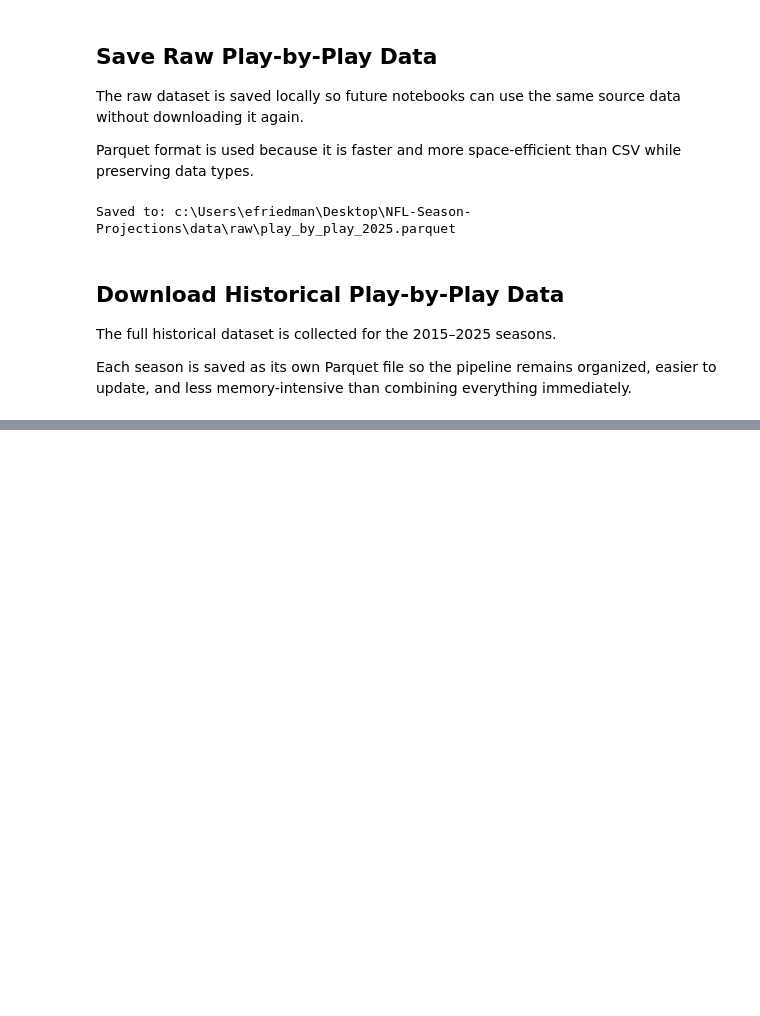
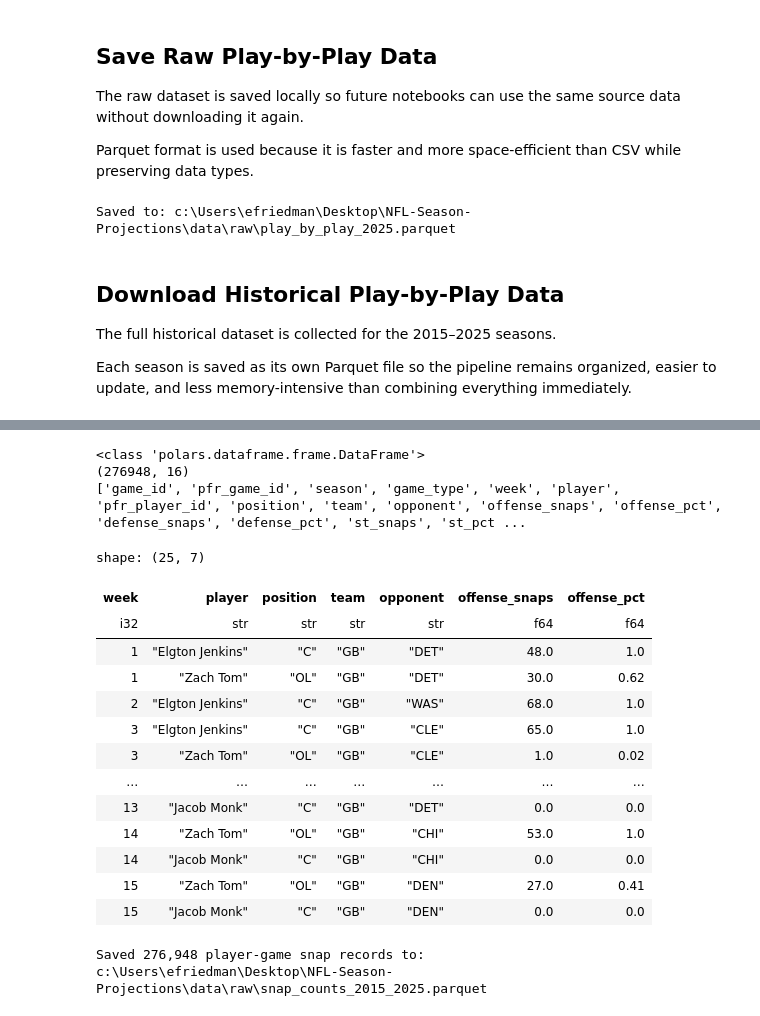
Before and after one commit to ethanfr10/NFL-Season-Projections, a Jupyter notebook: notebooks/01_Data_Collection.ipynb, the cells around one changed output, grey strips where cells are left out. Drawn from its saved outputs; the diff is of its cells as text; code cells hidden in the pictures; blank space fills up the shorter version.

```diff
--- a/notebooks/01_Data_Collection.ipynb
+++ b/notebooks/01_Data_Collection.ipynb
@@ -225,0 +395,10 @@ for season in SEASONS:
+# %%
+PARTICIPATION_SEASONS = list(range(2016, 2026))
+
+participation = nfl.load_participation(
+    seasons=PARTICIPATION_SEASONS
+)
+
+print(type(participation))
+print(participation.shape)
+print(participation.columns[:35])
@@ -225,0 +456,52 @@ for season in SEASONS:
+# %%
+snap_counts = nfl.load_snap_counts(seasons=SEASONS)
+
+print(type(snap_counts))
+print(snap_counts.shape)
+print(snap_counts.columns[:35])
+# %% [output]
+<class 'polars.dataframe.frame.DataFrame'>
+(276948, 16)
+['game_id', 'pfr_game_id', 'season', 'game_type', 'week', 'player', 'pfr_player_id', 'position', 'team', 'opponent', 'offense_snaps', 'offense_pct', 'defense_snaps', 'defense_pct', 'st_snaps', 'st_pct ...
+# %%
+snap_counts.filter(
+    (pl.col("season") == 2025) &
+    (pl.col("team") == "GB") &
+    (pl.col("position").is_in(["LT", "LG", "C", "RG", "RT", "OL"]))
+).select([
+    "week",
+    "player",
+    "position",
+    "team",
+    "opponent",
+    "offense_snaps",
+    "offense_pct"
+]).sort([
+    "week",
+    "offense_snaps"
+], descending=[False, True]).head(25)
+# %% [output]
+shape: (25, 7)
+| week | player | position | team | opponent | offense_snaps | offense_pct |
+| i32 | str | str | str | str | f64 | f64 |
+| 1 | "Elgton Jenkins" | "C" | "GB" | "DET" | 48.0 | 1.0 |
+| 1 | "Zach Tom" | "OL" | "GB" | "DET" | 30.0 | 0.62 |
+| 2 | "Elgton Jenkins" | "C" | "GB" | "WAS" | 68.0 | 1.0 |
+| 3 | "Elgton Jenkins" | "C" | "GB" | "CLE" | 65.0 | 1.0 |
+| 3 | "Zach Tom" | "OL" | "GB" | "CLE" | 1.0 | 0.02 |
+| … | … | … | … | … | … | … |
+| 13 | "Jacob Monk" | "C" | "GB" | "DET" | 0.0 | 0.0 |
+| 14 | "Zach Tom" | "OL" | "GB" | "CHI" | 53.0 | 1.0 |
+| 14 | "Jacob Monk" | "C" | "GB" | "CHI" | 0.0 | 0.0 |
+| 15 | "Zach Tom" | "OL" | "GB" | "DEN" | 27.0 | 0.41 |
+| 15 | "Jacob Monk" | "C" | "GB" | "DEN" | 0.0 | 0.0 |
+# %%
+snap_counts_output_path = RAW_DIR / "snap_counts_2015_2025.parquet"
+
+snap_counts.write_parquet(snap_counts_output_path)
+
+print(f"Saved {snap_counts.height:,} player-game snap records to:")
+print(snap_counts_output_path)
+# %% [output]
+Saved 276,948 player-game snap records to:
+c:\Users\efriedman\Desktop\NFL-Season-Projections\data\raw\snap_counts_2015_2025.parquet
```
Also changed, not shown: parts of 22 cells of this notebook, 7 other files.
